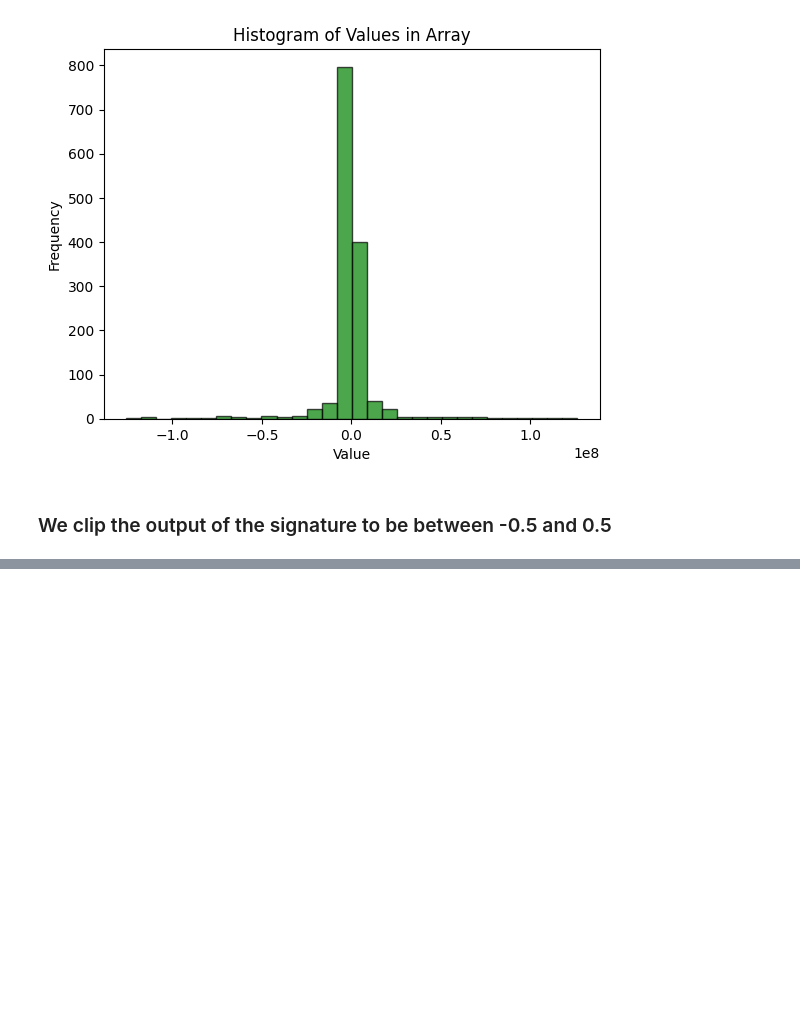
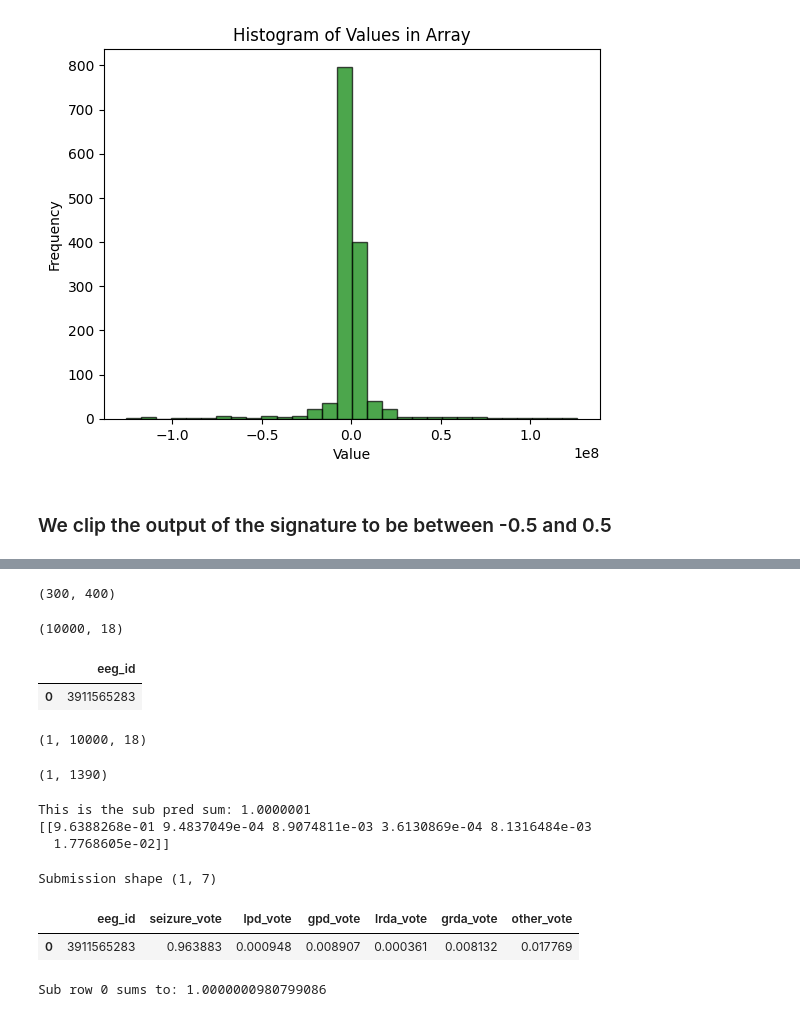
Before and after one commit to Dariyan-Khan/Kaggle-HMS-Brain-Activity, a Jupyter notebook: hms-pytorch.ipynb, the cells around one changed output, grey strips where cells are left out. Cells and saved outputs as stored; diff of their text form; code cells hidden in the pictures; blank space fills up the shorter version.

```diff
--- a/hms-pytorch.ipynb
+++ b/hms-pytorch.ipynb
@@ -319,0 +326,4 @@ Epoch 10, Loss: nan
+# %%
+print(test_specs[853520].shape)
+# %% [output]
+(300, 400)
@@ -319,0 +427,54 @@ Epoch 10, Loss: nan
+# %%
+eeg_sub, sp_sub = get_sub_eeg_sp_data(test.iloc[0])
+
+print(eeg_sub.shape)
+# %% [output]
+(10000, 18)
+# %%
+sub = pd.DataFrame({'eeg_id':test.eeg_id.values})
+sub
+# %% [output]
+|  | eeg_id |
+| 0 | 3911565283 |
+# %%
+eeg_sub = np.expand_dims(eeg_sub, axis=0)
+
+print(eeg_sub.shape)
+# %% [output]
+(1, 10000, 18)
+# %%
+prep_eeg_sub = preprocess(eeg_sub)
+# %%
+print(prep_eeg_sub.shape)
+# %% [output]
+(1, 1390)
+# %%
+model.eval()
+
+sub_pred = model(torch.from_numpy(prep_eeg_sub).float()) # this gives the log of the probs
+
+sub_pred = np.exp(sub_pred.detach().numpy())
+
+print("This is the sub pred sum:",sub_pred.sum())
+print(sub_pred)
+# %% [output]
+This is the sub pred sum: 1.0000001
+[[9.6388268e-01 9.4837049e-04 8.9074811e-03 3.6130869e-04 8.1316484e-03
+  1.7768605e-02]]
+# %%
+# CREATE SUBMISSION.CSV
+from IPython.display import display
+
+TARGETS = ['seizure_vote', 'lpd_vote', 'gpd_vote', 'lrda_vote', 'grda_vote', 'other_vote']
+sub[TARGETS] = sub_pred
+sub.to_csv('submission.csv',index=False)
+print('Submission shape',sub.shape)
+display( sub.head() )
+
+# SANITY CHECK TO CONFIRM PREDICTIONS SUM TO ONE
+print('Sub row 0 sums to:',sub.iloc[0,-6:].sum())
+# %% [output]
+Submission shape (1, 7)
+|  | eeg_id | seizure_vote | lpd_vote | gpd_vote | lrda_vote | grda_vote | other_vote |
+| 0 | 3911565283 | 0.963883 | 0.000948 | 0.008907 | 0.000361 | 0.008132 | 0.017769 |
+Sub row 0 sums to: 1.0000000980799086
```
Also changed, not shown: parts of 17 cells of this notebook.
